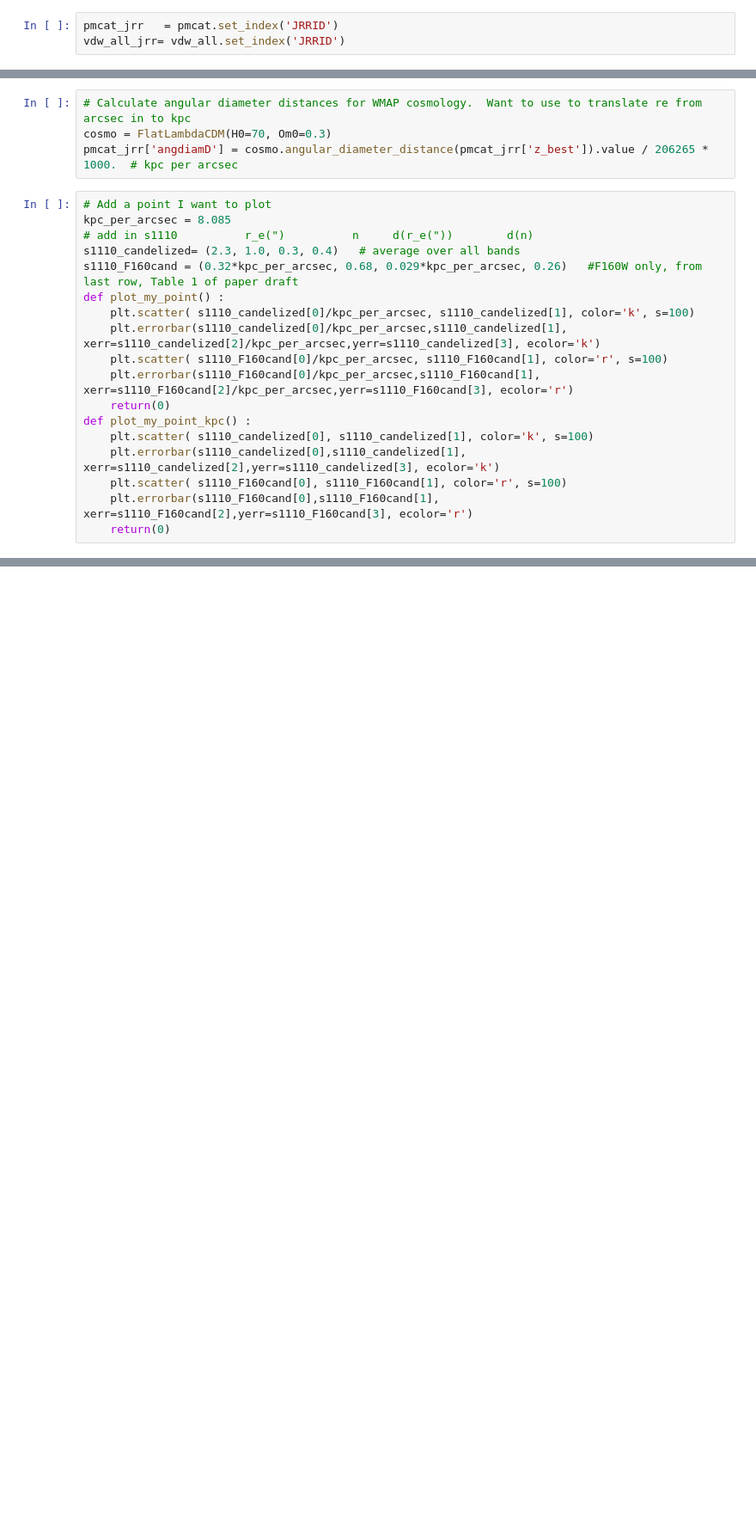
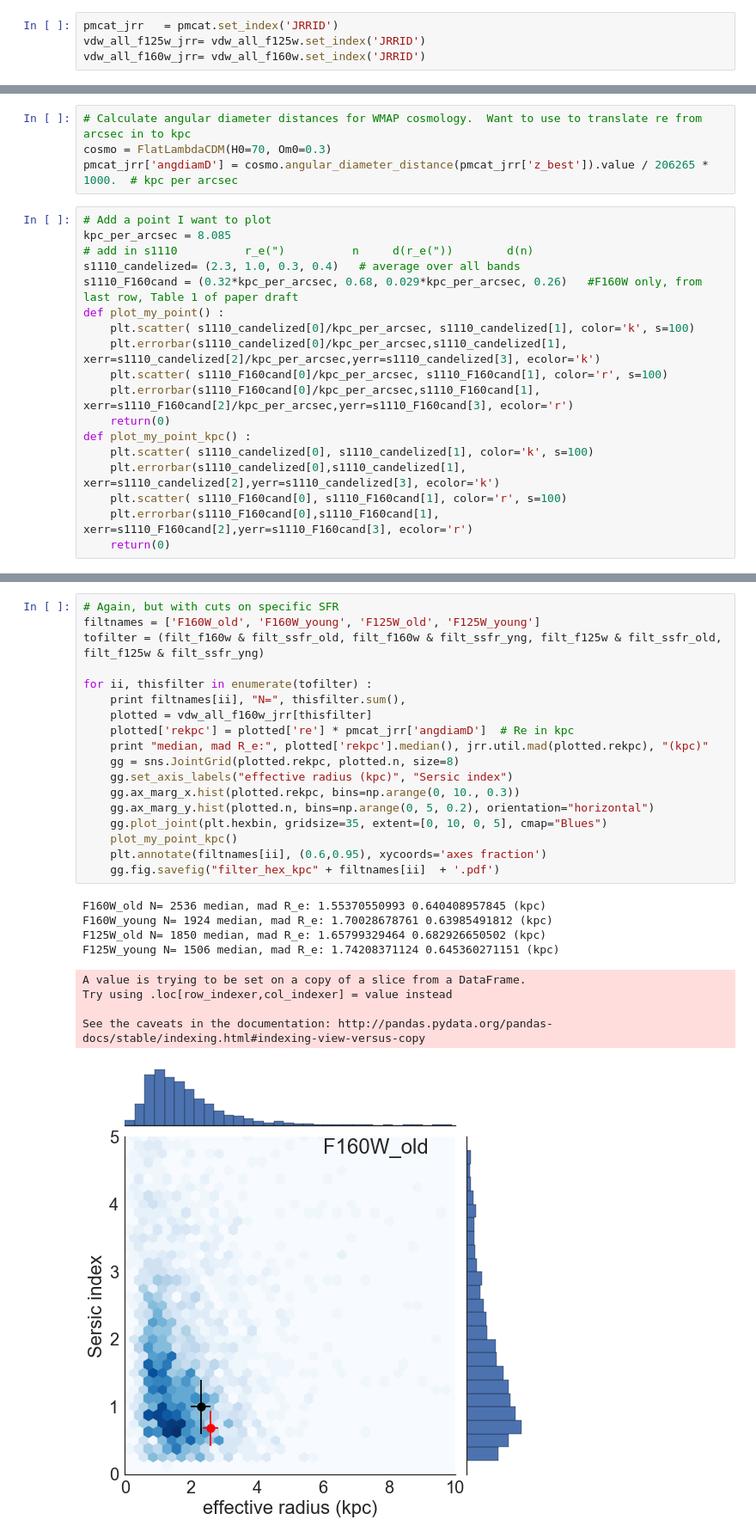
Before and after one commit to janerigby/NB, a Jupyter notebook: Filter 3D-HST catalog and plot R_e, sersic index.ipynb, the cells around one changed output, grey strips where cells are left out. Shown at 86% size. Cells and saved outputs as stored; diff of their text form; blank space fills up the shorter version.

```diff
--- a/Filter 3D-HST catalog and plot R_e, sersic index.ipynb
+++ b/Filter 3D-HST catalog and plot R_e, sersic index.ipynb
@@ -76,6 +89,7 @@ JRRID is field.ID, so should be able to directly compare pandas data frames pmca
 Now, PANDAS MAGIC, I will re-index by JRRID, and then I can filter at will!
 # %%
 pmcat_jrr   = pmcat.set_index('JRRID')
-vdw_all_jrr= vdw_all.set_index('JRRID')
+vdw_all_f125w_jrr= vdw_all_f125w.set_index('JRRID')
+vdw_all_f160w_jrr= vdw_all_f160w.set_index('JRRID')
 # %%
 # Filter on redshift and M*
@@ -160,0 +205,28 @@ s1110 R_e, std: 2.5872 0.234465
+# %%
+# Again, but with cuts on specific SFR
+filtnames = ['F160W_old', 'F160W_young', 'F125W_old', 'F125W_young']
+tofilter = (filt_f160w & filt_ssfr_old, filt_f160w & filt_ssfr_yng, filt_f125w & filt_ssfr_old, filt_f125w & filt_ssfr_yng)
+
+for ii, thisfilter in enumerate(tofilter) :
+    print filtnames[ii], "N=", thisfilter.sum(),
+    plotted = vdw_all_f160w_jrr[thisfilter]
+    plotted['rekpc'] = plotted['re'] * pmcat_jrr['angdiamD']  # Re in kpc
+    print "median, mad R_e:", plotted['rekpc'].median(), jrr.util.mad(plotted.rekpc), "(kpc)"
+    gg = sns.JointGrid(plotted.rekpc, plotted.n, size=8)
+    gg.set_axis_labels("effective radius (kpc)", "Sersic index")
+    gg.ax_marg_x.hist(plotted.rekpc, bins=np.arange(0, 10., 0.3))
+    gg.ax_marg_y.hist(plotted.n, bins=np.arange(0, 5, 0.2), orientation="horizontal")
+    gg.plot_joint(plt.hexbin, gridsize=35, extent=[0, 10, 0, 5], cmap="Blues")
+    plot_my_point_kpc()
+    plt.annotate(filtnames[ii], (0.6,0.95), xycoords='axes fraction')
+    gg.fig.savefig("filter_hex_kpc" + filtnames[ii]  + '.pdf')
+# %% [output]
+F160W_old N= 2536 median, mad R_e: 1.55370550993 0.640408957845 (kpc)
+F160W_young N= 1924 median, mad R_e: 1.70028678761 0.63985491812 (kpc)
+F125W_old N= 1850 median, mad R_e: 1.65799329464 0.682926650502 (kpc)
+F125W_young N= 1506 median, mad R_e: 1.74208371124 0.645360271151 (kpc)
+A value is trying to be set on a copy of a slice from a DataFrame.
+Try using .loc[row_indexer,col_indexer] = value instead
+
+See the caveats in the documentation: http://pandas.pydata.org/pandas-docs/stable/indexing.html#indexing-view-versus-copy
+[figure, added]
```
Also changed, not shown: parts of 9 cells of this notebook.
